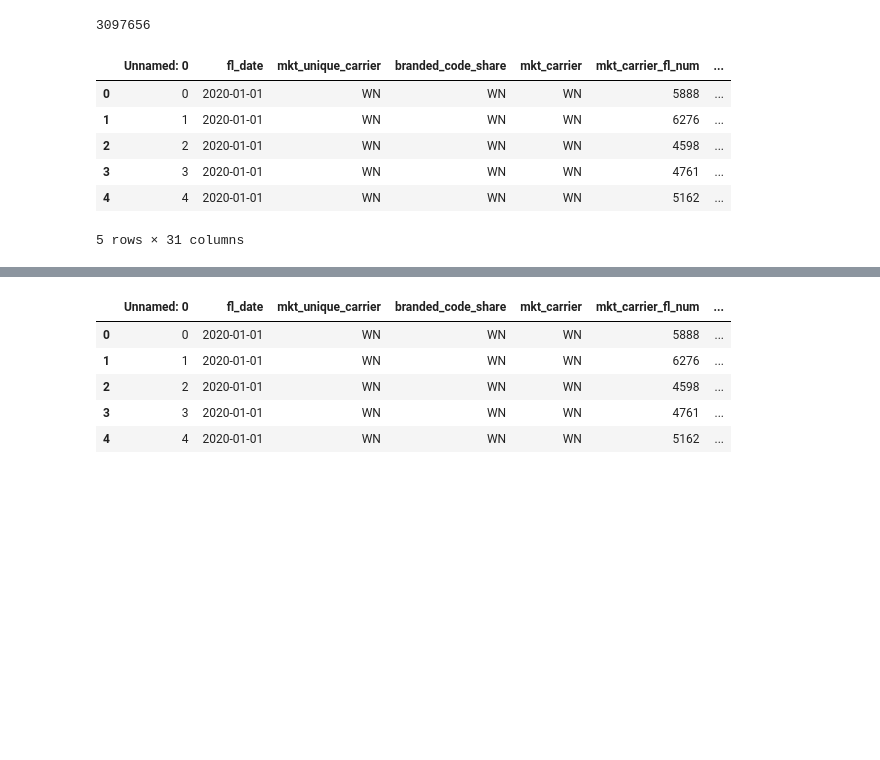
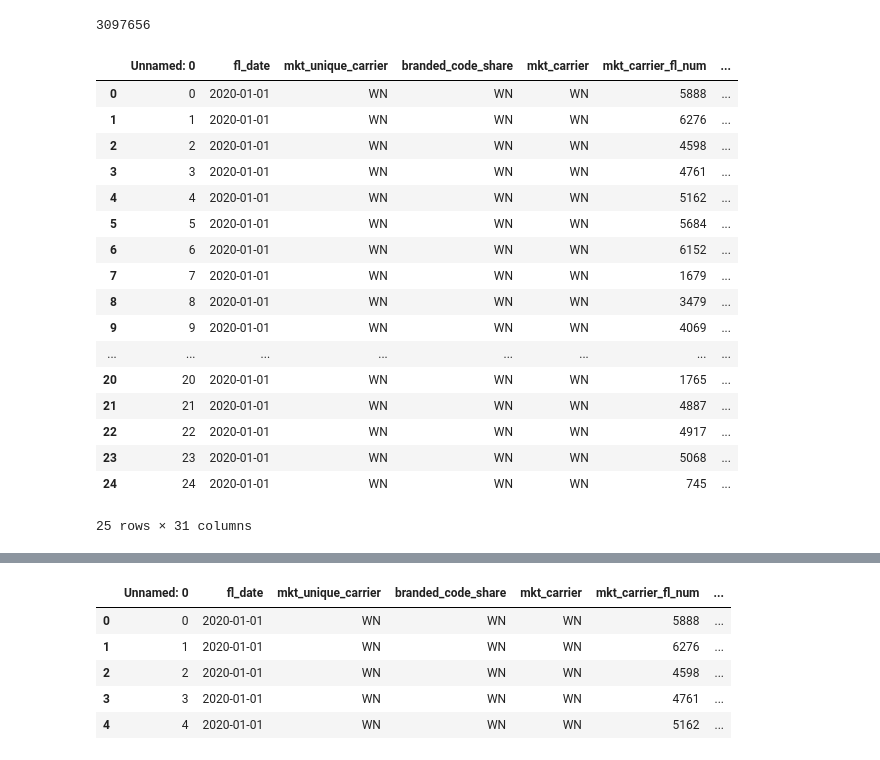
Before and after one commit to bernpb/Flight_Delay_Prediction, a Jupyter notebook: getting_weather_test_data.ipynb, the cells around one changed output, grey strips where cells are left out. Saved outputs shown, nothing was run; the diff lists cells and outputs as text; code cells hidden in the pictures; blank space fills up the shorter version.

```diff
--- a/getting_weather_test_data.ipynb
+++ b/getting_weather_test_data.ipynb
@@ -86,15 +86,26 @@ len(severity_dict)
 # %%
 # Use the previously created dictionaries to add severity and condition to the flights dataset
 fl_data['origin_weather_condition'] = fl_data['origin_match_code'].map(condition_dict)
 fl_data['origin_weather_severity'] = fl_data['origin_match_code'].map(severity_dict)
 fl_data['dest_weather_condition'] = fl_data['dest_match_code'].map(condition_dict)
 fl_data['dest_weather_severity'] = fl_data['dest_match_code'].map(severity_dict)
-fl_data.head()
+fl_data.head(25)
 # %% [output]
 |  | Unnamed: 0 | fl_date | mkt_unique_carrier | branded_code_share | mkt_carrier | mkt_carrier_fl_num | ... |
 | 0 | 0 | 2020-01-01 | WN | WN | WN | 5888 | ... |
 | 1 | 1 | 2020-01-01 | WN | WN | WN | 6276 | ... |
 | 2 | 2 | 2020-01-01 | WN | WN | WN | 4598 | ... |
 | 3 | 3 | 2020-01-01 | WN | WN | WN | 4761 | ... |
 | 4 | 4 | 2020-01-01 | WN | WN | WN | 5162 | ... |
+| 5 | 5 | 2020-01-01 | WN | WN | WN | 5684 | ... |
+| 6 | 6 | 2020-01-01 | WN | WN | WN | 6152 | ... |
+| 7 | 7 | 2020-01-01 | WN | WN | WN | 1679 | ... |
+| 8 | 8 | 2020-01-01 | WN | WN | WN | 3479 | ... |
+| 9 | 9 | 2020-01-01 | WN | WN | WN | 4069 | ... |
+| ... | ... | ... | ... | ... | ... | ... | ... |
+| 20 | 20 | 2020-01-01 | WN | WN | WN | 1765 | ... |
+| 21 | 21 | 2020-01-01 | WN | WN | WN | 4887 | ... |
+| 22 | 22 | 2020-01-01 | WN | WN | WN | 4917 | ... |
+| 23 | 23 | 2020-01-01 | WN | WN | WN | 5068 | ... |
+| 24 | 24 | 2020-01-01 | WN | WN | WN | 745 | ... |
-5 rows × 31 columns
+25 rows × 31 columns
```
Also changed, not shown: parts of 3 cells of this notebook, 20 other files.
